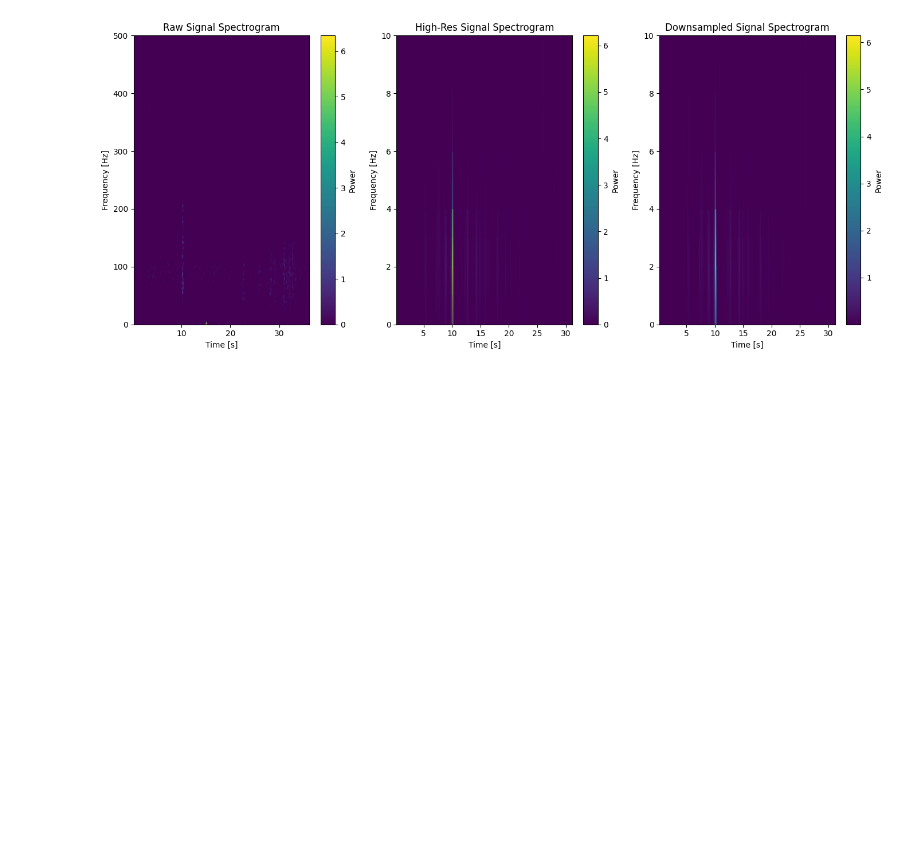
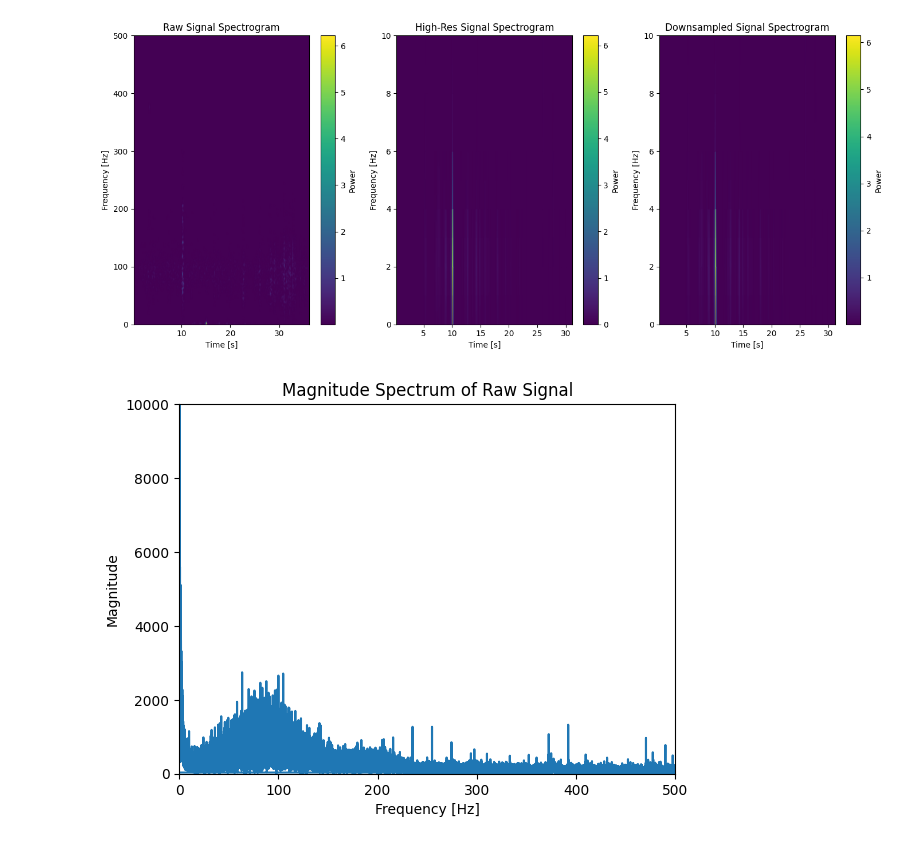
Before and after one commit to oskarboesch/TREX-Semester-Project, a Jupyter notebook: notebooks/data_anaylsis.ipynb, the cells around one changed output. Cells and saved outputs as stored; diff of their text form; code cells hidden in the pictures; blank space fills up the shorter version.

Commit message:
fixes and image handling to be refactored!

```diff
--- a/notebooks/data_anaylsis.ipynb
+++ b/notebooks/data_anaylsis.ipynb
@@ -522,0 +522,15 @@ plt.show()
+# %%
+# compute FT of the whole raw signal using scipy.fft
+import scipy.fft
+fft_raw = scipy.fft.fft(data_raw)
+frequencies_raw = scipy.fft.fftfreq(len(data_raw), d=1/1000)
+# plot the magnitude spectrum
+plt.plot(frequencies_raw, np.abs(fft_raw))
+plt.title('Magnitude Spectrum of Raw Signal')
+plt.xlabel('Frequency [Hz]')
+plt.ylabel('Magnitude')
+plt.xlim(0, 500)
+plt.ylim(0, 10000)
+plt.show()
+# %% [output]
+[figure, added]
```
Also changed, not shown: parts of 10 cells of this notebook, 31 other files.
